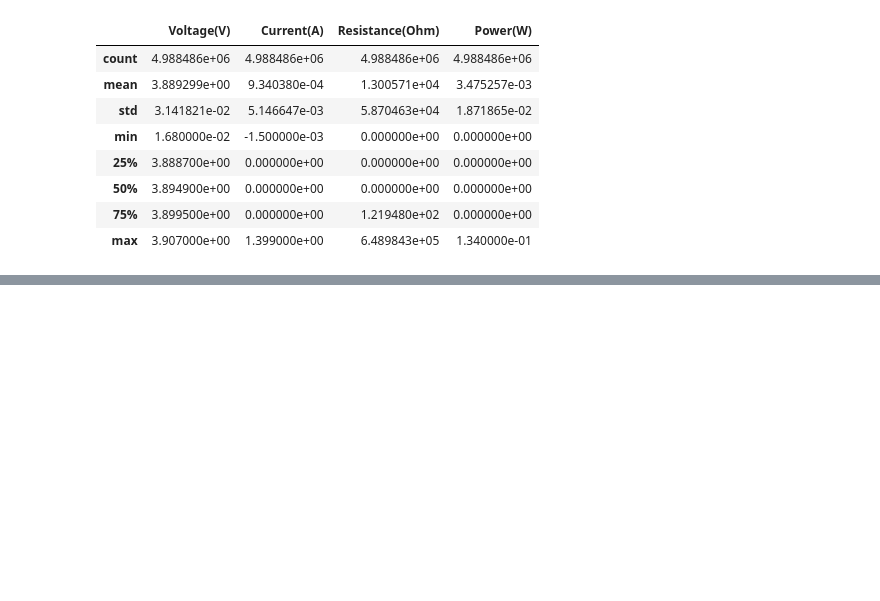
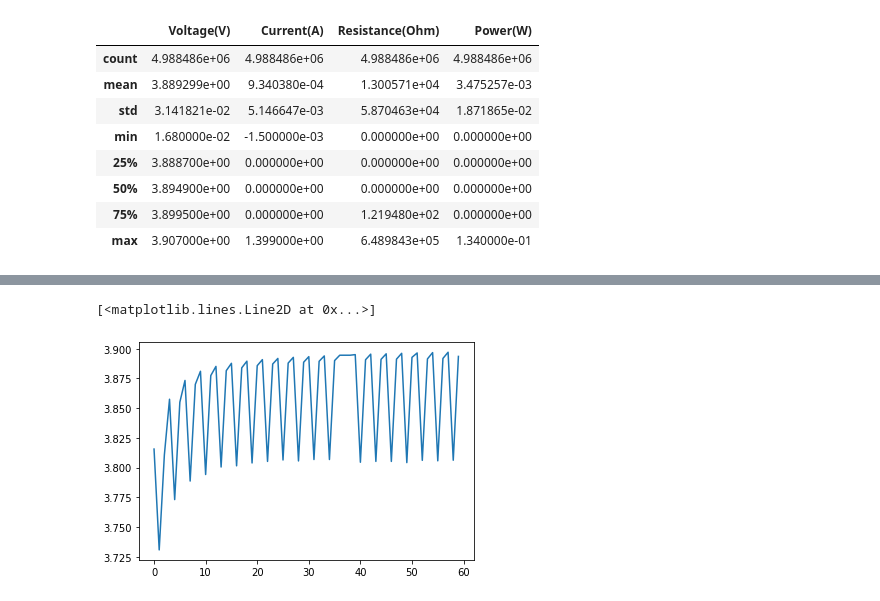
Before and after one commit to minD9it/Battery, a Jupyter notebook: DataAnalysis_test.ipynb, the cells around one changed output, grey strips where cells are left out. Cells and saved outputs as stored; diff of their text form; code cells hidden in the pictures; blank space fills up the shorter version.

```diff
--- a/DataAnalysis_test.ipynb
+++ b/DataAnalysis_test.ipynb
@@ -172,0 +166,33 @@ array([    268,     400,     534, ..., 4988163, 4988273, 4988380],
+# %%
+recovery_time=np.zeros((1,2)) #시간은 통신 전, 회복(crit) 시간
+recovery_rate=np.zeros((1,2)) #통신(최대), crit(0.5 or smaller)
+recovery_volt=np.zeros((1,3)) #통신전, 통신(최소), 회복
+
+crit = 0.50
+
+for _, i in enumerate(tqdm(criterion)): #기준 전압
+    r = np.array([])
+    v = np.array([])
+
+    for j in range(int(len(data['Voltage(V)']))):
+#         print("crit", i, "current", i+j+1)
+#         print("crit", data['Voltage(V)'][i], "current", data['Voltage(V)'][j+i+2])
+
+        rate = (data['Voltage(V)'][i] - data['Voltage(V)'][i+j+1]) * 100 #(기준전압 - 현재전압)*100
+        r = np.append(r, np.array([rate]))
+        v = np.append(v, np.array([data['Voltage(V)'][i+j+1]]))
+
+#         print("rate", rate)
+#         print("recovery_rate", recovery_rate)
+
+        if rate <= crit: #회복 전압
+            recovery_rate = np.append(recovery_rate, np.array([np.max(r), rate]).reshape(1,2), axis=0)
+
+            recovery_time = np.append(recovery_time, np.array([parsing_date[i], parsing_date[i+j]]).reshape(1,2), axis=0)
+
+            recovery_volt = np.append(recovery_volt, np.array([data['Voltage(V)'][i], np.min(v), data['Voltage(V)'][i+j+1]]).reshape(1,3), axis=0)
+            break
+
+recovery_rate = np.delete(recovery_rate, 0, 0)
+recovery_time = np.delete(recovery_time, 0, 0)
+recovery_volt = np.delete(recovery_volt, 0, 0)
@@ -228,0 +268,5 @@ plt.plot(recovery_rate)
+# %%
+plt.plot(recovery_volt[:20].flatten())
+# %% [output]
+[<matplotlib.lines.Line2D at 0x...>]
+[figure, added]
```
Also changed, not shown: parts of 34 cells of this notebook, 1 other file.
